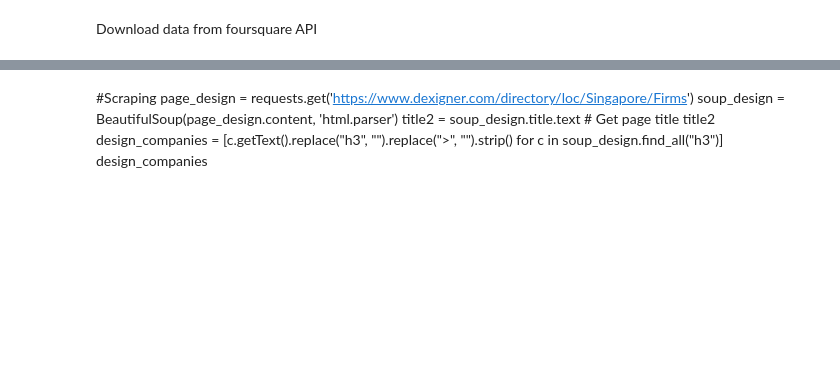
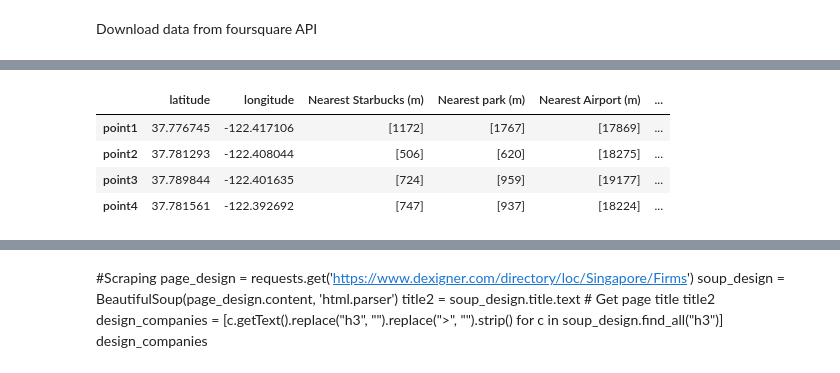
Before and after one commit to litosmunoz/Exploring-San-Francisco, a Jupyter notebook: output/main.ipynb, the cells around one changed output, grey strips where cells are left out. Drawn from its saved outputs; the diff is of its cells as text; code cells hidden in the pictures; blank space fills up the shorter version.

```diff
--- a/output/main.ipynb
+++ b/output/main.ipynb
@@ -348,0 +370,7 @@ KeyError: 'results'
+# %%
+category = 19031 #Airports
+airport =[]
+for i in zip(key_locations["latitude"],key_locations["longitude"]):
+    airport.append(foursquare_cat(category,i[0],i[1]))
+key_locations["Nearest Airport (m)"] = airport
+key_locations
@@ -348,0 +383,17 @@ KeyError: 'results'
+# %%
+#Barbershop ¿for dogs?, doing it one by one because using the id for pets grooming gave wrong results
+dog_salon = []
+
+dog_salon.append(foursquare_query('the dog barber', 37.776745, -122.417106))
+dog_salon.append(foursquare_query('Doggie Day Spaw', 37.781293, -122.408044))
+dog_salon.append(foursquare_query('Alpha Gromming Pet Salon', 37.789844, -122.401635))
+dog_salon.append(foursquare_query('Doggie Day Spaw', 37.781561, -122.392692))
+
+key_locations["Nearest Dog Salon (m)"] = dog_salon
+key_locations
+# %% [output]
+|  | latitude | longitude | Nearest Starbucks (m) | Nearest park (m) | Nearest Airport (m) | ... |
+| point1 | 37.776745 | -122.417106 | [1172] | [1767] | [17869] | ... |
+| point2 | 37.781293 | -122.408044 | [506] | [620] | [18275] | ... |
+| point3 | 37.789844 | -122.401635 | [724] | [959] | [19177] | ... |
+| point4 | 37.781561 | -122.392692 | [747] | [937] | [18224] | ... |
```
Also changed, not shown: parts of 28 cells of this notebook.
